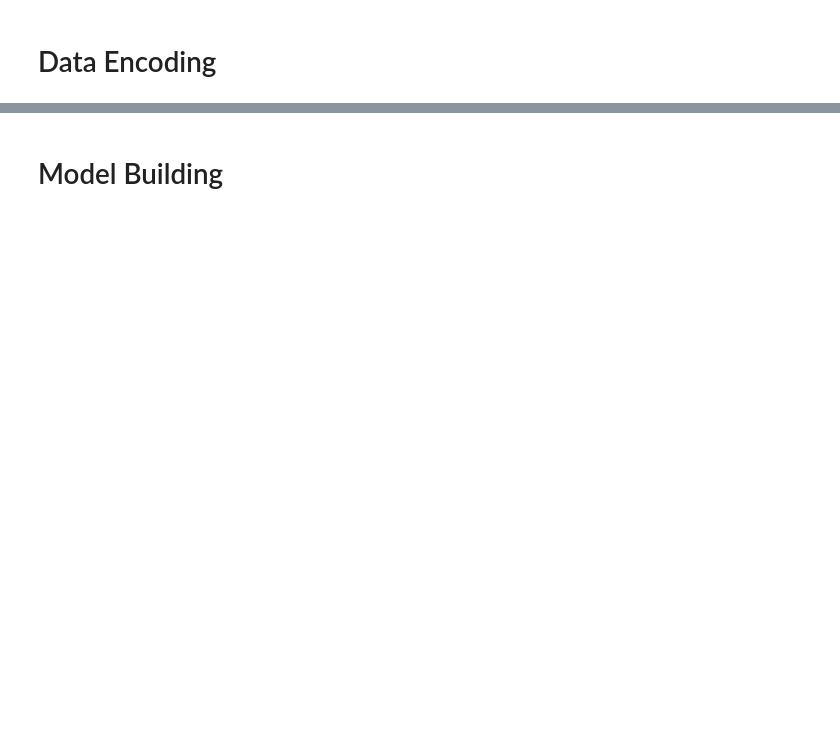
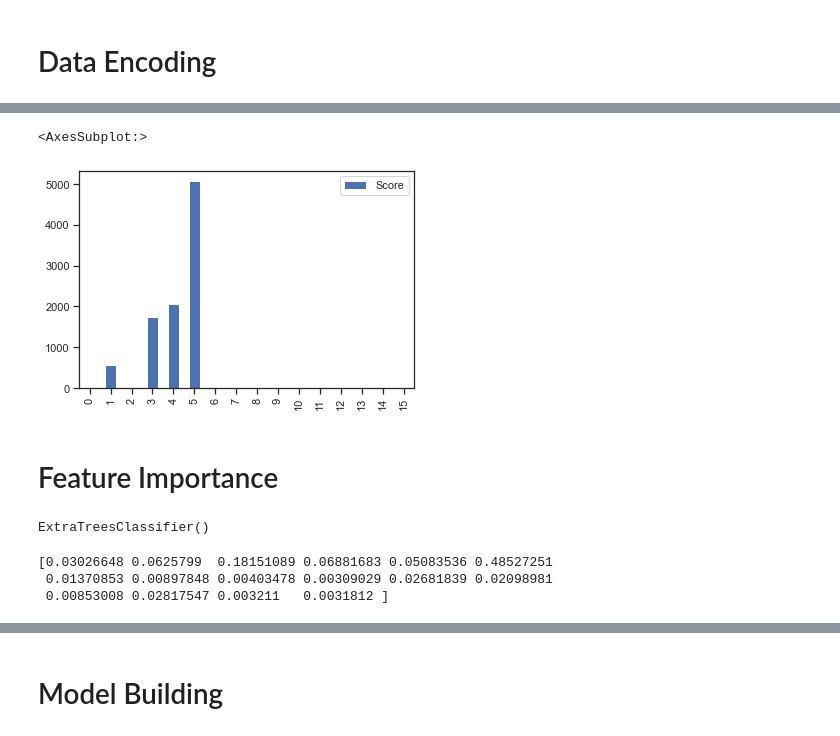
Before and after one commit to Yugeshaidu/HR-Analytics, a Jupyter notebook: Promotion Prediction.ipynb, the cells around one changed output, grey strips where cells are left out. Saved outputs shown, nothing was run; the diff lists cells and outputs as text; code cells hidden in the pictures; blank space fills up the shorter version.

```diff
--- a/Promotion Prediction.ipynb
+++ b/Promotion Prediction.ipynb
@@ -426,0 +598,3 @@ Ratio_check('awards_won?')
+# %%
+X=Preprocessed.drop(['is_promoted'],axis='columns')
+y=Preprocessed.is_promoted
@@ -426,0 +633,11 @@ Ratio_check('awards_won?')
+# %%
+#apply SelectKBest class to extract top 10 best features
+bestfeatures = SelectKBest(score_func=chi2, k=10)
+fit = bestfeatures.fit(X,y)
+# %%
+dfscores = pd.DataFrame(fit.scores_)
+dfcolumns = pd.DataFrame(X.columns)
+# %%
+#concat two dataframes for better visualization
+featureScores = pd.concat([dfcolumns,dfscores],axis=1)
+featureScores.columns = ['Specs','Score']  #naming the dataframe columns
@@ -426,0 +664,7 @@ Ratio_check('awards_won?')
+# %%
+featureScores.plot(kind='bar')
+# %% [output]
+<AxesSubplot:>
+[figure, added]
+# %% [markdown]
+# Feature Importance
@@ -426,0 +673,10 @@ Ratio_check('awards_won?')
+# %%
+model.fit(X,y)
+# %% [output]
+ExtraTreesClassifier()
+# %%
+print(model.feature_importances_) #use inbuilt class feature_importances of tree based classifiers
+# %% [output]
+[0.03026648 0.0625799  0.18151089 0.06881683 0.05083536 0.48527251
+ 0.01370853 0.00897848 0.00403478 0.00309029 0.02681839 0.02098981
+ 0.00853008 0.02817547 0.003211   0.0031812 ]
```
Also changed, not shown: parts of 136 cells of this notebook.
